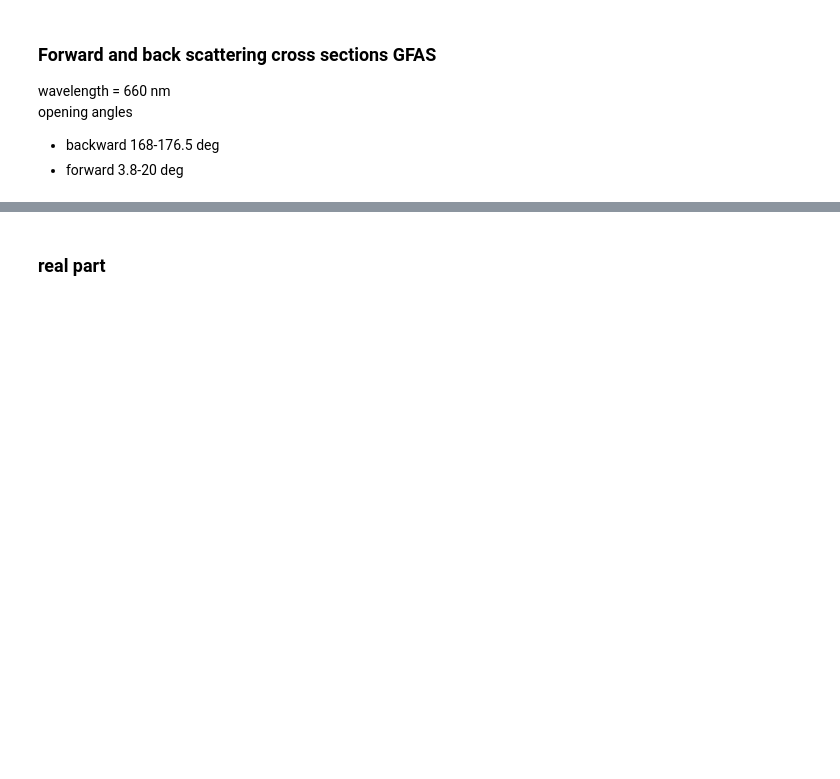
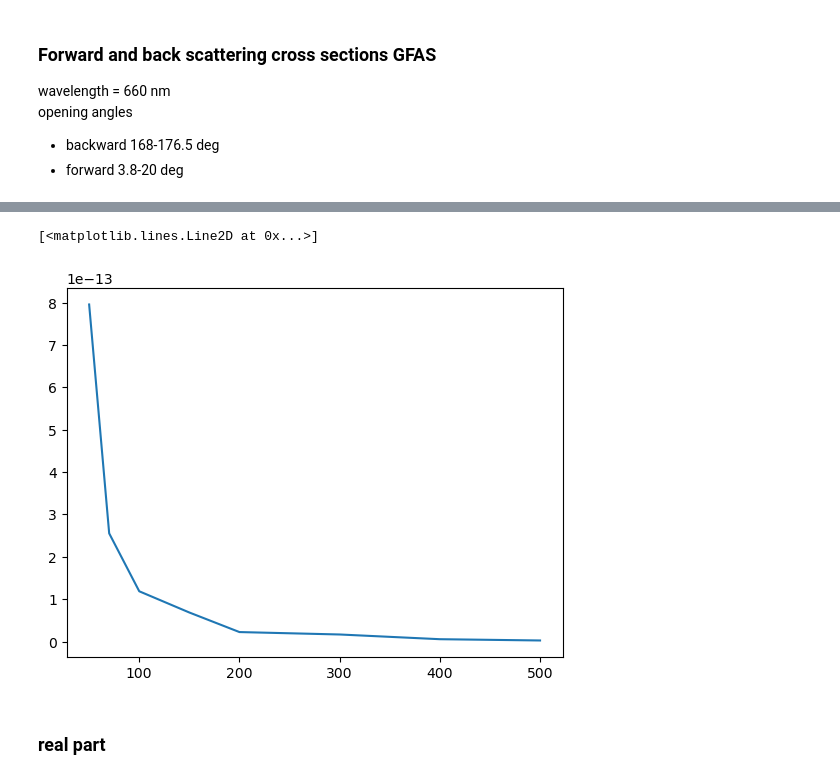
Before and after one commit to leahab/instrumentation-GFAS, a Jupyter notebook: plots/model_SCS.ipynb, the cells around one changed output, grey strips where cells are left out. Cells and saved outputs as stored; diff of their text form; code cells hidden in the pictures; blank space fills up the shorter version.

```diff
--- a/plots/model_SCS.ipynb
+++ b/plots/model_SCS.ipynb
@@ -72,2 +241,7 @@ def mie_calculation(diameters, m=1.33):
+# %%
+plt.plot(angle_res[1:], np.diff(P_))
+# %% [output]
+[<matplotlib.lines.Line2D at 0x...>]
+[figure, added]
 # %% [markdown]
 ### real part
```
Also changed, not shown: parts of 19 cells of this notebook, 3 other files.
